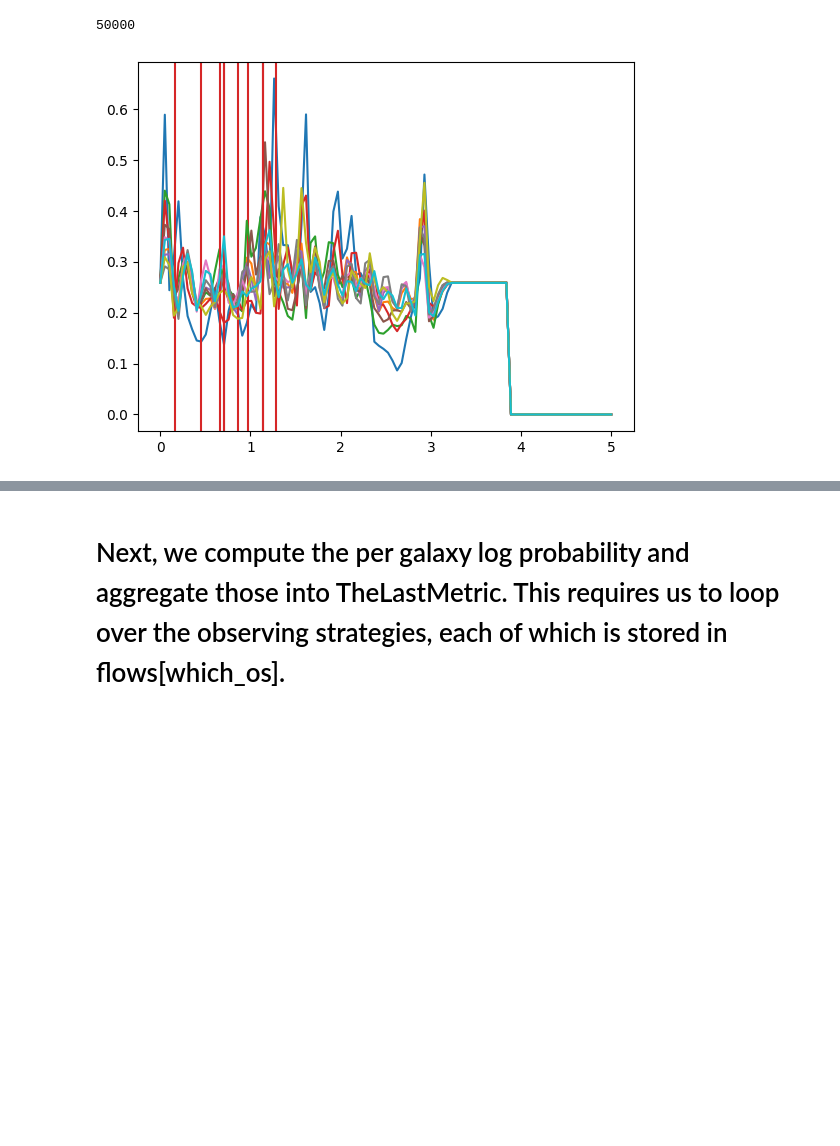
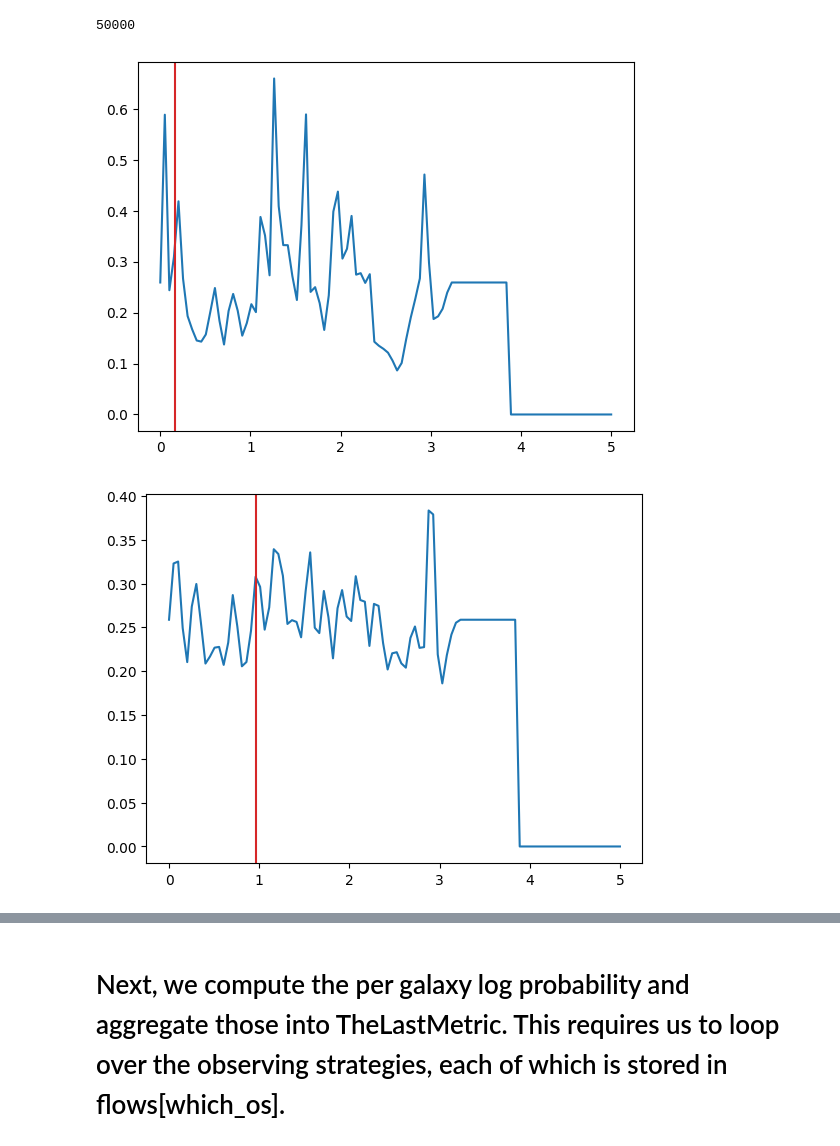
Before and after one commit to Rachel-0420/TLM-Continuous-Data, a Jupyter notebook: Example_TLM.ipynb, the cells around one changed output, grey strips where cells are left out. Cells and saved outputs as stored; diff of their text form; code cells hidden in the pictures; blank space fills up the shorter version.

Commit message:
Plots of posterior separated

```diff
--- a/Example_TLM.ipynb
+++ b/Example_TLM.ipynb
@@ -679,14 +679,14 @@ print(len(pdfs))
 # %% [output]
 50000
 # %%
-for i in range(10):
+for i in range(3):
   plt.plot(grids, pdfs[i], label="Redshift posterior")
 
   ztrue = phot_cats_pandas["z_true"][i]
   plt.axvline(ztrue, c="C3", label="True redshift")
 
-  xlabel="redshift",
-
-plt.show()
+  xlabel="redshift"
+  plt.show()
 # %% [output]
-[figure, old version]
+[figure, new version]
+[figure, added]
```
Also changed, not shown: parts of 1 cell of this notebook.
